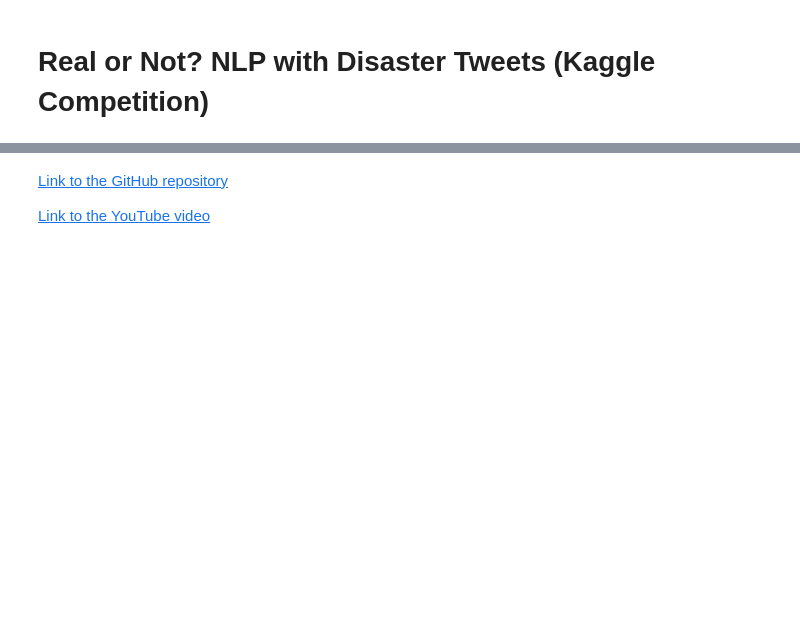
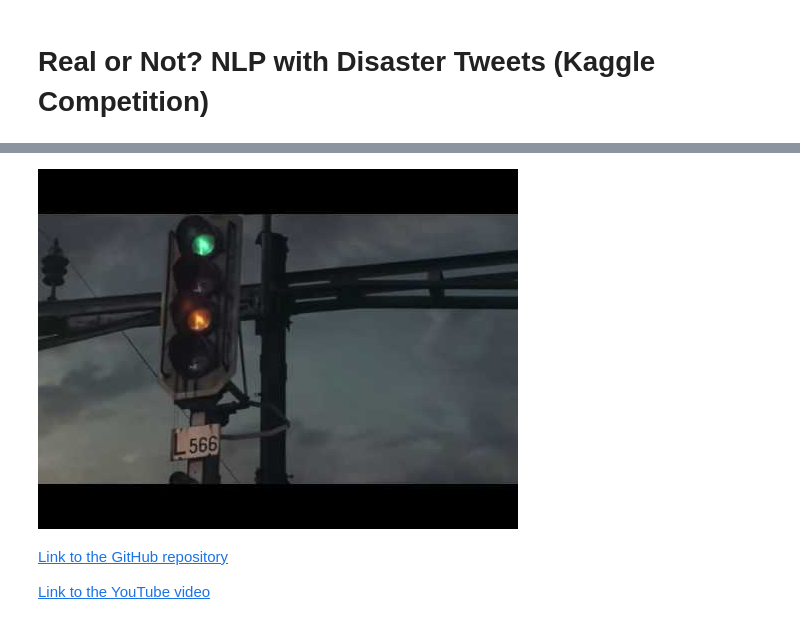
Before and after one commit to XaviJunior/SBB, a Jupyter notebook: project_2/Code/Team_SBB_project_2_Disaster_tweets.ipynb, the cells around one changed output, grey strips where cells are left out. Drawn from its saved outputs; the diff is of its cells as text; code cells hidden in the pictures; blank space fills up the shorter version.

```diff
--- a/project_2/Code/Team_SBB_project_2_Disaster_tweets.ipynb
+++ b/project_2/Code/Team_SBB_project_2_Disaster_tweets.ipynb
@@ -11,5 +9,5 @@
 # Real or Not? NLP with Disaster Tweets (Kaggle Competition)
 # %%
 from IPython.display import YouTubeVideo
-YouTubeVideo("", width=600)
+YouTubeVideo("PVpuAEH6plM", width=600)
 # %% [output]
@@ -17,3 +14,4 @@ YouTubeVideo("", width=600)
+[figure, added]
 # %% [markdown]
 [Link to the GitHub repository](https://github.com/XaviJunior/SBB)
 
```
Also changed, not shown: parts of 4 cells of this notebook.
